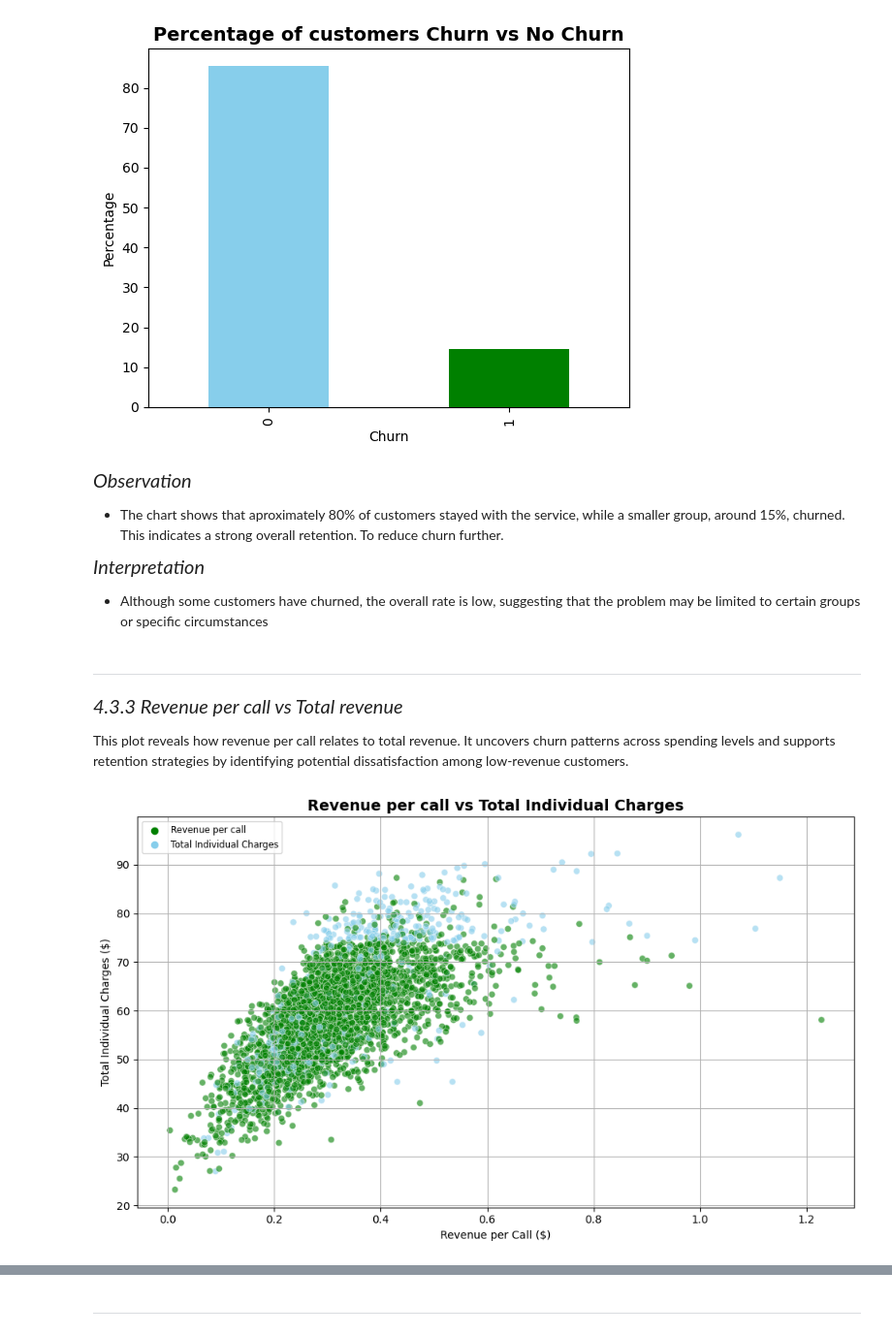
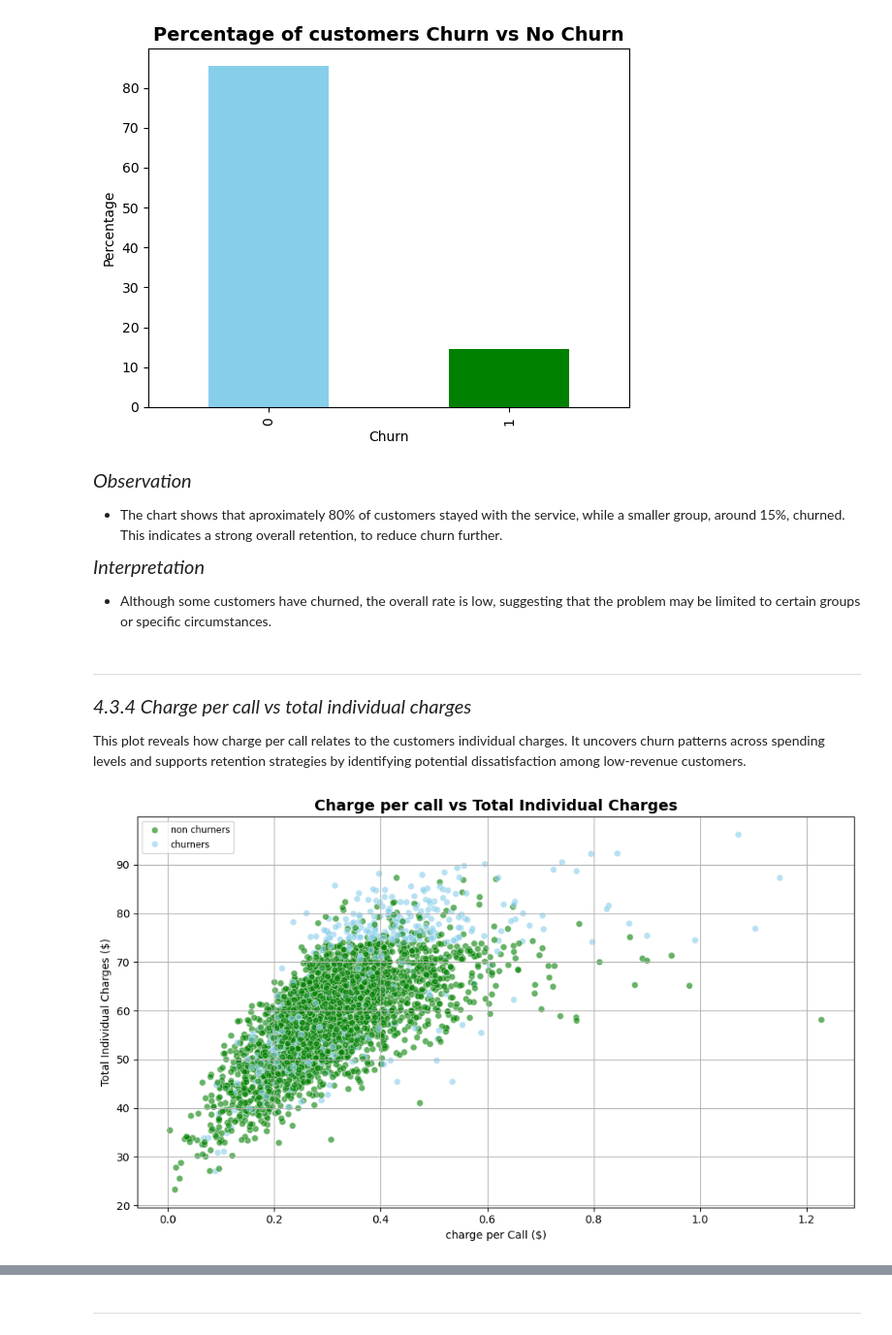
Before and after one commit to EAlmadi/Phase3_project, a Jupyter notebook: Syria-Tel.ipynb, the cells around one changed output, grey strips where cells are left out. Shown at 97% size. Saved outputs shown, nothing was run; the diff lists cells and outputs as text; code cells hidden in the pictures.

```diff
--- a/Syria-Tel.ipynb
+++ b/Syria-Tel.ipynb
@@ -419,40 +421,41 @@ plt.show();
 # %% [markdown]
 *<span style="font-size: 20px;">Observation</span>*
 
-- The chart shows that aproximately 80% of customers stayed with the service, while a smaller group, around 15%, churned. This indicates a strong overall retention. To reduce churn further.
+- The chart shows that aproximately 80% of customers stayed with the service, while a smaller group, around 15%, churned. This indicates a strong overall retention, to reduce churn further.
 
 *<span style="font-size: 20px;">Interpretation</span>*
 
-- Although some customers have churned, the overall rate is low, suggesting that the problem may be limited to certain groups or specific circumstances
+- Although some customers have churned, the overall rate is low, suggesting that the problem may be limited to certain groups or specific circumstances.
 # %% [markdown]
 ---
 # %% [markdown]
-*<span style="font-size: 20px;">4.3.3 Revenue per call vs Total revenue</span>*
+*<span style="font-size: 20px;">4.3.4 Charge per call vs total individual charges</span>*
 
-This plot reveals how revenue per call relates to total revenue. It uncovers churn patterns across spending levels and supports retention strategies by identifying potential dissatisfaction among low-revenue customers.
+This plot reveals how charge per call relates to the customers individual charges. It uncovers churn patterns across spending levels and supports retention strategies by identifying potential dissatisfaction among low-revenue customers.
 # %%
 # Plot size
 plt.figure(figsize=(10, 6))
 
 # color palette
 custom_palette = {0: 'green', 1: 'skyblue'}
 
+
 # Type of plot
-sns.scatterplot(data=Syriatel_data, x='charge_per_call', y='total_individual_charges', hue='churn', palette=custom_palette, alpha=0.6)
+sns.scatterplot(data=Syriatel_data, x='charge_per_call', y='total_individual_charges',hue='churn',palette=custom_palette, alpha=0.6)
 
 # Plotting the axes
-plt.xlabel('Revenue per Call ($)')
+plt.xlabel('charge per Call ($)')
 plt.ylabel('Total Individual Charges ($)')
-plt.title('Revenue per call vs Total Individual Charges', fontsize=14, fontweight='bold')
+plt.title('Charge per call vs Total Individual Charges', fontsize=14, fontweight='bold')
 
 # Legend
 handles, labels = plt.gca().get_legend_handles_labels()
-plt.legend(handles=handles, labels=['Revenue per call', 'Total Individual Charges'], loc='upper left', fontsize='small')
+plt.legend(handles=handles, labels=['non churners', 'churners'], loc='upper left', fontsize='small')
 
 plt.grid(True)
 plt.tight_layout()
 plt.show()
 # %% [output]
-[figure, old version]
+[figure, new version]
 # %% [markdown]
 *<span style="font-size: 20px;">Observation</span>*
```
Also changed, not shown: parts of 47 cells of this notebook, 2 other files.
